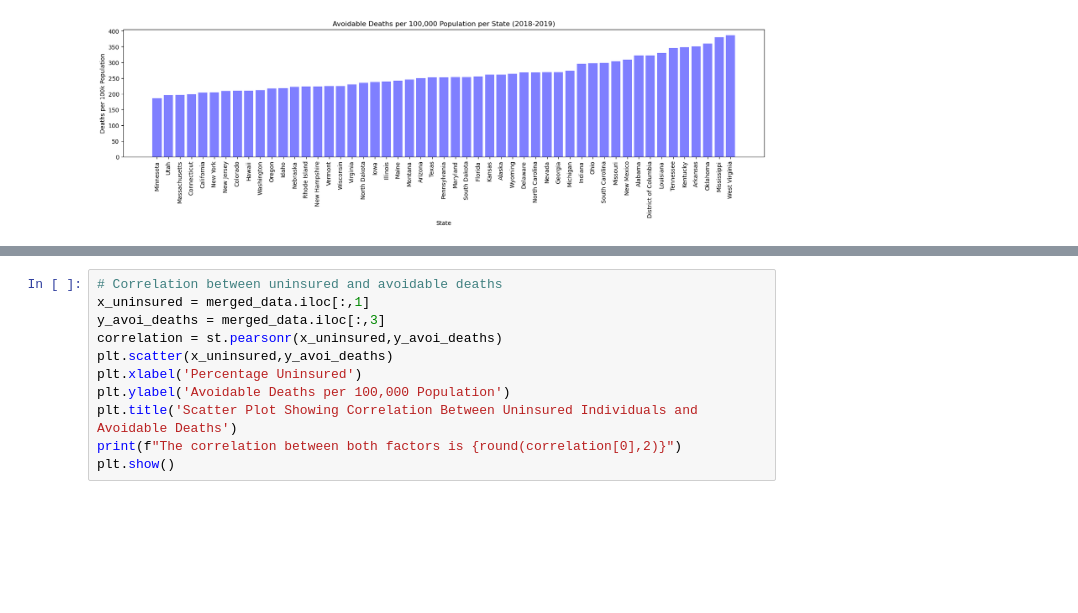
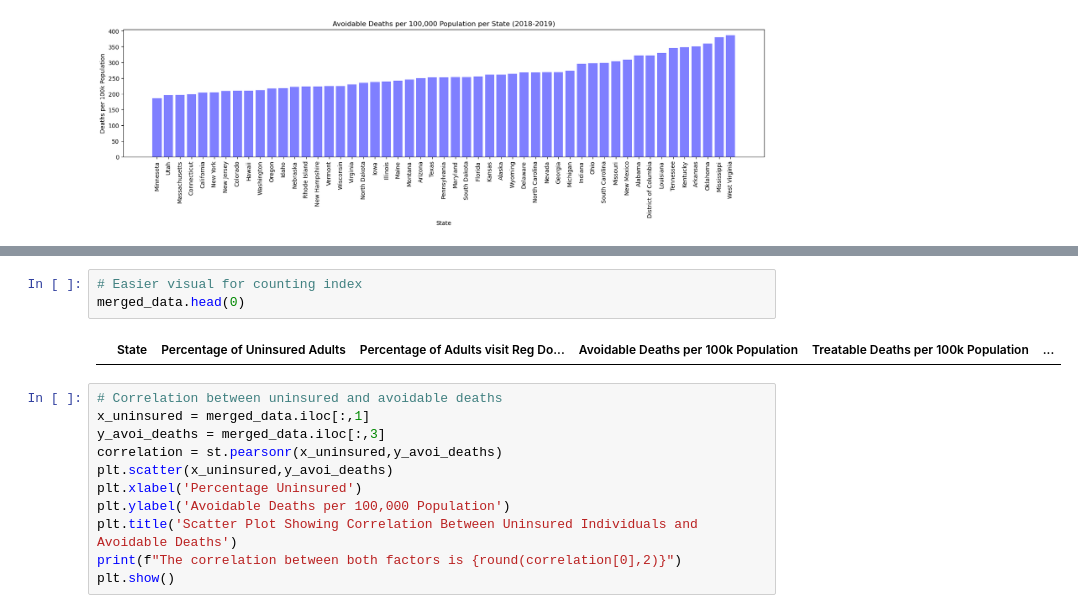
Before and after one commit to redpandata19/Project_1_Team_5, a Jupyter notebook: Data_Analysis.ipynb, the cells around one changed output, grey strips where cells are left out. Cells and saved outputs as stored; diff of their text form; blank space fills up the shorter version.

```diff
--- a/Data_Analysis.ipynb
+++ b/Data_Analysis.ipynb
@@ -259,3 +263,8 @@ merged_data.head()
+# %%
+# Easier visual for counting index
+merged_data.head(0)
+# %% [output]
+|  | State | Percentage of Uninsured Adults | Percentage of Adults visit Reg Do... | Avoidable Deaths per 100k Population | Treatable Deaths per 100k Population | ... |
 # %%
 # Correlation between uninsured and avoidable deaths
 x_uninsured = merged_data.iloc[:,1]
```
Also changed, not shown: parts of 11 cells of this notebook, 1 other file.
